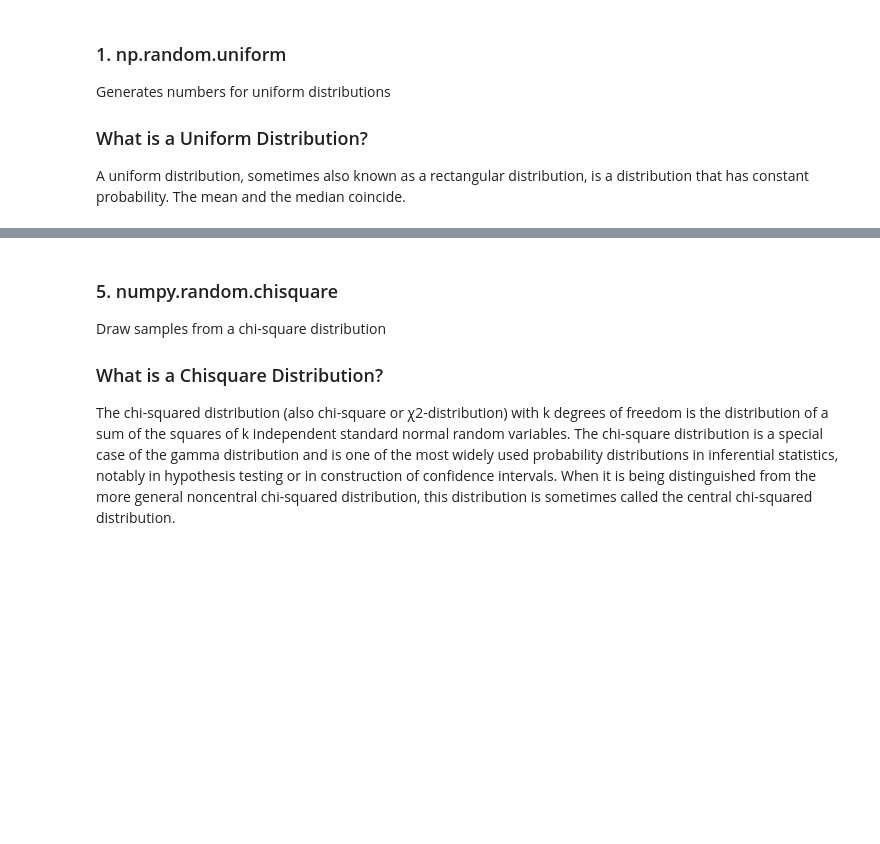
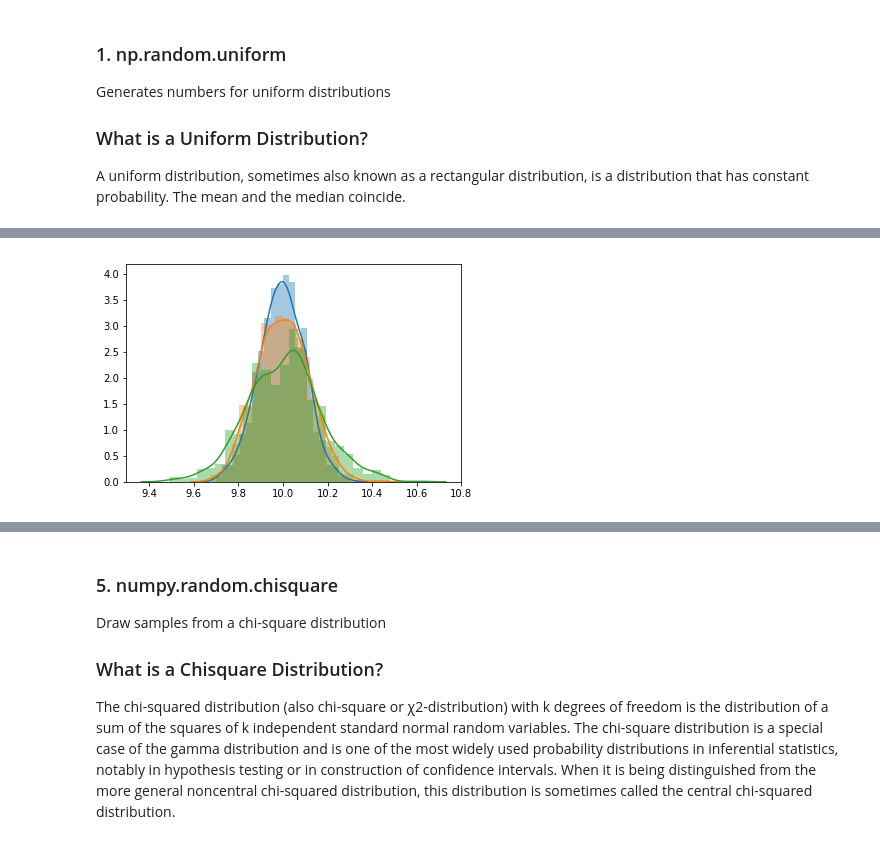
Before and after one commit to RitRa/Numpy_random, a Jupyter notebook: Distributions.ipynb, the cells around one changed output, grey strips where cells are left out. Cells and saved outputs as stored; diff of their text form; code cells hidden in the pictures; blank space fills up the shorter version.

```diff
--- a/Distributions.ipynb
+++ b/Distributions.ipynb
@@ -98,3 +80,18 @@ plt.show()
+# %%
+# np.random.normal(mean, Standard deviation (spread or “width”) of the distribution, Output shape)
+p = np.random.normal(10, 0.1, 1000)
+s = np.random.normal(10, 0.12, 1000)
+q = np.random.normal(10, 0.16, 1000)
+
+sns.distplot(p)
+sns.distplot(s)
+sns.distplot(q)
+
+plt.title('Normal Distribution')
+
+plt.show()
+# %% [output]
+[figure, added]
 # %% [markdown]
 ### 4. np.random.triangular
 
```
Also changed, not shown: parts of 14 cells of this notebook, 1 other file.
